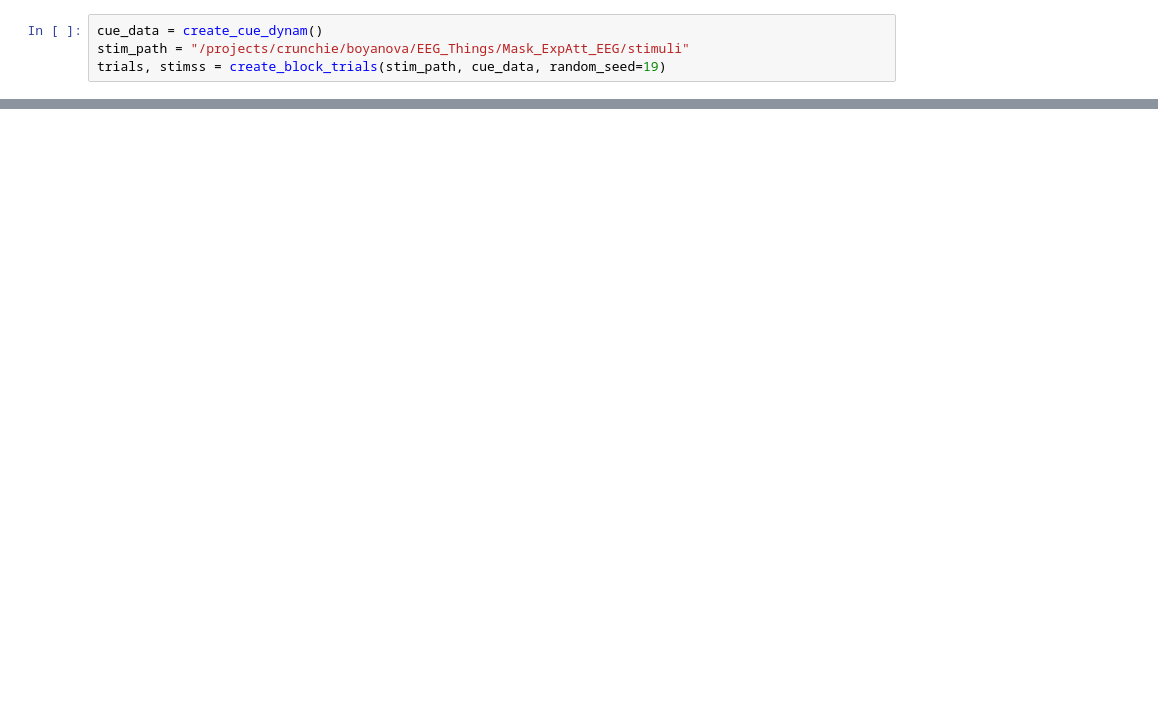
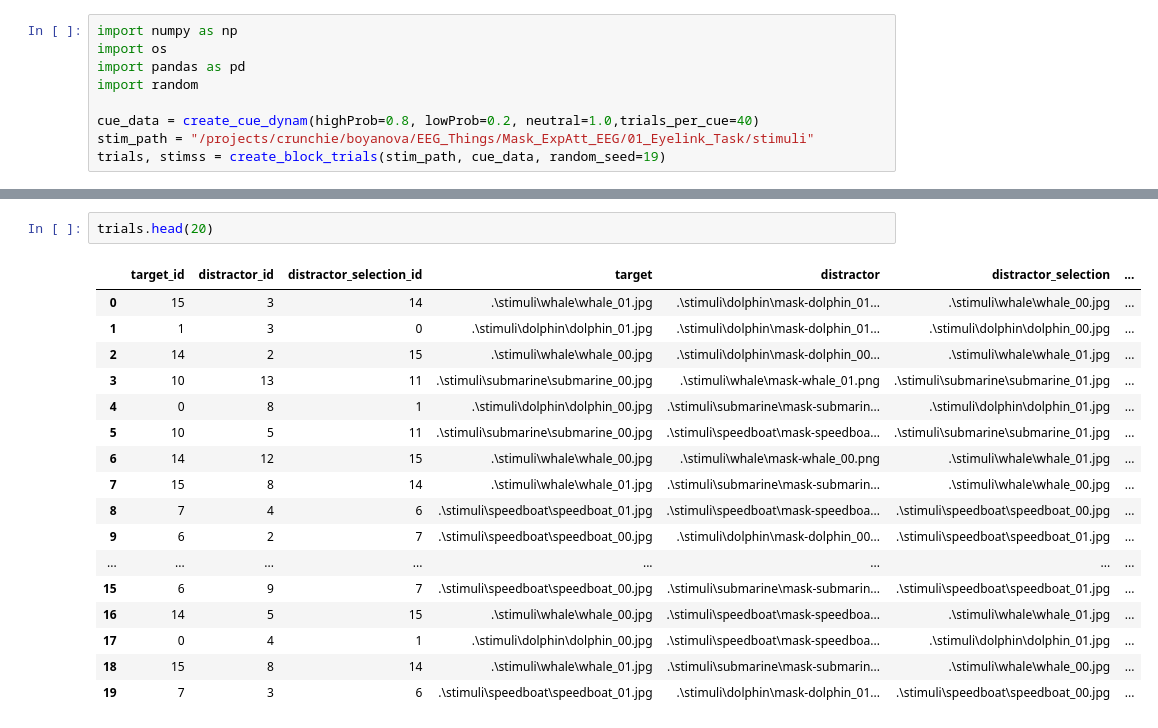
Before and after one commit to antoniyaaboyanova/Mask_ExpAtt_EEG, a Jupyter notebook: 01_Eyelink_Task/00_Design_Matrix.ipynb, the cells around one changed output, grey strips where cells are left out. Drawn from its saved outputs; the diff is of its cells as text; blank space fills up the shorter version.

```diff
--- a/01_Eyelink_Task/00_Design_Matrix.ipynb
+++ b/01_Eyelink_Task/00_Design_Matrix.ipynb
@@ -278,4 +448,9 @@ def create_block_trials(stim_path, cue_data, random_seed, long_isi=0.1, pick_ima
 # %%
-cue_data = create_cue_dynam()
-stim_path = "/projects/crunchie/boyanova/EEG_Things/Mask_ExpAtt_EEG/stimuli"
+import numpy as np
+import os
+import pandas as pd
+import random
+
+cue_data = create_cue_dynam(highProb=0.8, lowProb=0.2, neutral=1.0,trials_per_cue=40)
+stim_path = "/projects/crunchie/boyanova/EEG_Things/Mask_ExpAtt_EEG/01_Eyelink_Task/stimuli"
 trials, stimss = create_block_trials(stim_path, cue_data, random_seed=19)
@@ -281,0 +473,20 @@ trials, stimss = create_block_trials(stim_path, cue_data, random_seed=19)
+# %%
+trials.head(20)
+# %% [output]
+|  | target_id | distractor_id | distractor_selection_id | target | distractor | distractor_selection | ... |
+| 0 | 15 | 3 | 14 | .\stimuli\whale\whale_01.jpg | .\stimuli\dolphin\mask-dolphin_01... | .\stimuli\whale\whale_00.jpg | ... |
+| 1 | 1 | 3 | 0 | .\stimuli\dolphin\dolphin_01.jpg | .\stimuli\dolphin\mask-dolphin_01... | .\stimuli\dolphin\dolphin_00.jpg | ... |
+| 2 | 14 | 2 | 15 | .\stimuli\whale\whale_00.jpg | .\stimuli\dolphin\mask-dolphin_00... | .\stimuli\whale\whale_01.jpg | ... |
+| 3 | 10 | 13 | 11 | .\stimuli\submarine\submarine_00.jpg | .\stimuli\whale\mask-whale_01.png | .\stimuli\submarine\submarine_01.jpg | ... |
+| 4 | 0 | 8 | 1 | .\stimuli\dolphin\dolphin_00.jpg | .\stimuli\submarine\mask-submarin... | .\stimuli\dolphin\dolphin_01.jpg | ... |
+| 5 | 10 | 5 | 11 | .\stimuli\submarine\submarine_00.jpg | .\stimuli\speedboat\mask-speedboa... | .\stimuli\submarine\submarine_01.jpg | ... |
+| 6 | 14 | 12 | 15 | .\stimuli\whale\whale_00.jpg | .\stimuli\whale\mask-whale_00.png | .\stimuli\whale\whale_01.jpg | ... |
+| 7 | 15 | 8 | 14 | .\stimuli\whale\whale_01.jpg | .\stimuli\submarine\mask-submarin... | .\stimuli\whale\whale_00.jpg | ... |
+| 8 | 7 | 4 | 6 | .\stimuli\speedboat\speedboat_01.jpg | .\stimuli\speedboat\mask-speedboa... | .\stimuli\speedboat\speedboat_00.jpg | ... |
+| 9 | 6 | 2 | 7 | .\stimuli\speedboat\speedboat_00.jpg | .\stimuli\dolphin\mask-dolphin_00... | .\stimuli\speedboat\speedboat_01.jpg | ... |
+| ... | ... | ... | ... | ... | ... | ... | ... |
+| 15 | 6 | 9 | 7 | .\stimuli\speedboat\speedboat_00.jpg | .\stimuli\submarine\mask-submarin... | .\stimuli\speedboat\speedboat_01.jpg | ... |
+| 16 | 14 | 5 | 15 | .\stimuli\whale\whale_00.jpg | .\stimuli\speedboat\mask-speedboa... | .\stimuli\whale\whale_01.jpg | ... |
+| 17 | 0 | 4 | 1 | .\stimuli\dolphin\dolphin_00.jpg | .\stimuli\speedboat\mask-speedboa... | .\stimuli\dolphin\dolphin_01.jpg | ... |
+| 18 | 15 | 8 | 14 | .\stimuli\whale\whale_01.jpg | .\stimuli\submarine\mask-submarin... | .\stimuli\whale\whale_00.jpg | ... |
+| 19 | 7 | 3 | 6 | .\stimuli\speedboat\speedboat_01.jpg | .\stimuli\dolphin\mask-dolphin_01... | .\stimuli\speedboat\speedboat_00.jpg | ... |
```
Also changed, not shown: parts of 9 cells of this notebook, 21 other files.
